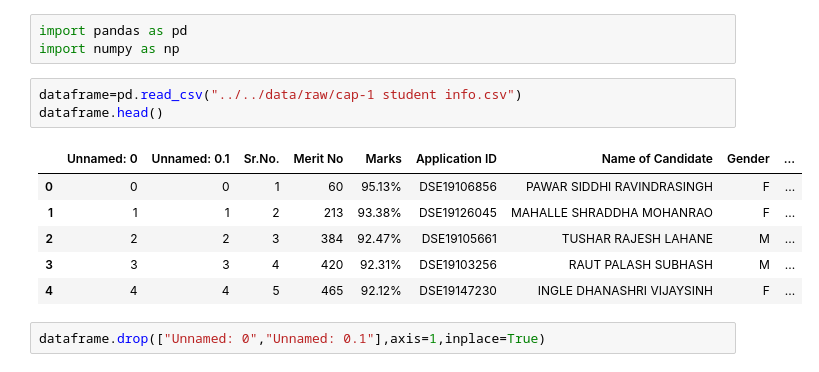
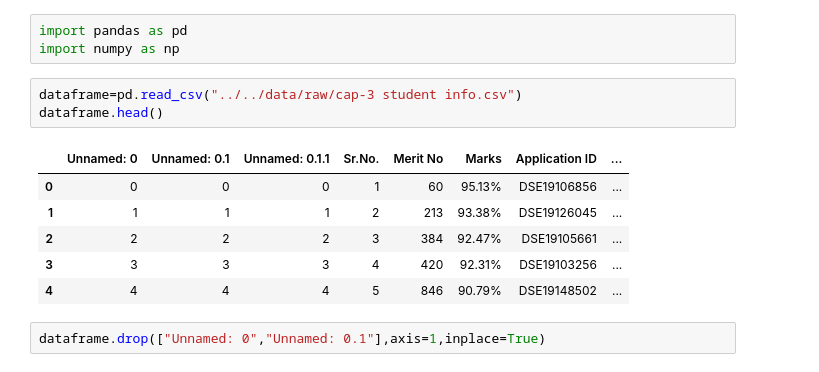
Before and after one commit to a2aniket/DTE-Admission, a Jupyter notebook: notebook/data preprocessing/Data Cleaning.ipynb, the cells around one changed output. Cells and saved outputs as stored; diff of their text form.

```diff
--- a/notebook/data preprocessing/Data Cleaning.ipynb
+++ b/notebook/data preprocessing/Data Cleaning.ipynb
@@ -4,15 +4,15 @@
 import pandas as pd
 import numpy as np
 # %%
-dataframe=pd.read_csv("../../data/raw/cap-1 student info.csv")
+dataframe=pd.read_csv("../../data/raw/cap-3 student info.csv")
 dataframe.head()
 # %% [output]
-|  | Unnamed: 0 | Unnamed: 0.1 | Sr.No. | Merit No | Marks | Application ID | Name of Candidate | Gender | ... |
-| 0 | 0 | 0 | 1 | 60 | 95.13% | DSE19106856 | PAWAR SIDDHI RAVINDRASINGH | F | ... |
-| 1 | 1 | 1 | 2 | 213 | 93.38% | DSE19126045 | MAHALLE SHRADDHA MOHANRAO | F | ... |
-| 2 | 2 | 2 | 3 | 384 | 92.47% | DSE19105661 | TUSHAR RAJESH LAHANE | M | ... |
-| 3 | 3 | 3 | 4 | 420 | 92.31% | DSE19103256 | RAUT PALASH SUBHASH | M | ... |
-| 4 | 4 | 4 | 5 | 465 | 92.12% | DSE19147230 | INGLE DHANASHRI VIJAYSINH | F | ... |
+|  | Unnamed: 0 | Unnamed: 0.1 | Unnamed: 0.1.1 | Sr.No. | Merit No | Marks | Application ID | ... |
+| 0 | 0 | 0 | 0 | 1 | 60 | 95.13% | DSE19106856 | ... |
+| 1 | 1 | 1 | 1 | 2 | 213 | 93.38% | DSE19126045 | ... |
+| 2 | 2 | 2 | 2 | 3 | 384 | 92.47% | DSE19105661 | ... |
+| 3 | 3 | 3 | 3 | 4 | 420 | 92.31% | DSE19103256 | ... |
+| 4 | 4 | 4 | 4 | 5 | 846 | 90.79% | DSE19148502 | ... |
 # %%
 dataframe.drop(["Unnamed: 0","Unnamed: 0.1"],axis=1,inplace=True)
 # %% [markdown]
```
Also changed, not shown: parts of 16 cells of this notebook, 3 other files.
